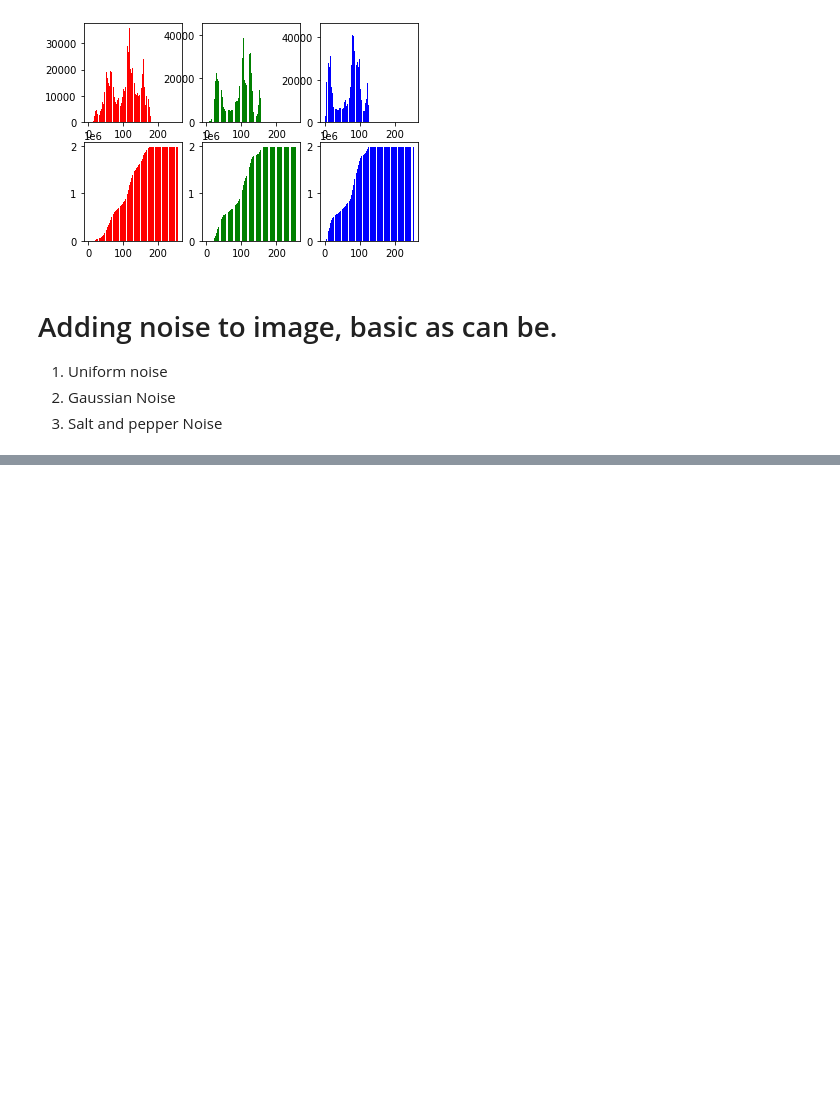
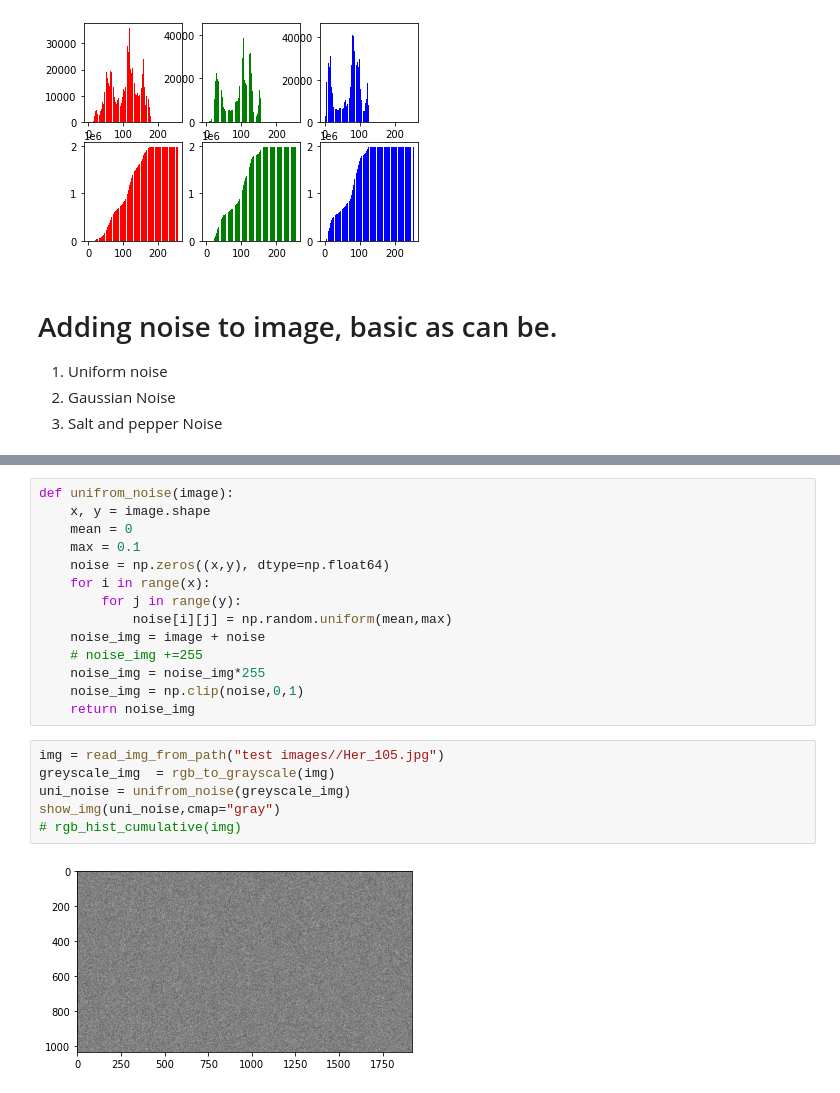
Before and after one commit to Sherif-2001/Computer_Vision_Task1, a Jupyter notebook: rgb and noise.ipynb, the cells around one changed output, grey strips where cells are left out. Saved outputs shown, nothing was run; the diff lists cells and outputs as text; blank space fills up the shorter version.

Commit message:
added functions for noise

```diff
--- a/rgb and noise.ipynb
+++ b/rgb and noise.ipynb
@@ -98,0 +103,22 @@ def add_noise_gaussian (image):
+# %%
+def unifrom_noise(image):
+    x, y = image.shape
+    mean = 0
+    max = 0.1
+    noise = np.zeros((x,y), dtype=np.float64)
+    for i in range(x):
+        for j in range(y):
+            noise[i][j] = np.random.uniform(mean,max)
+    noise_img = image + noise
+    # noise_img +=255
+    noise_img = noise_img*255
+    noise_img = np.clip(noise,0,1)
+    return noise_img
+# %%
+img = read_img_from_path("test images//Her_105.jpg")
+greyscale_img  = rgb_to_grayscale(img)
+uni_noise = unifrom_noise(greyscale_img)
+show_img(uni_noise,cmap="gray")
+# rgb_hist_cumulative(img)
+# %% [output]
+[figure, added]
```
Also changed, not shown: parts of 2 cells of this notebook.
